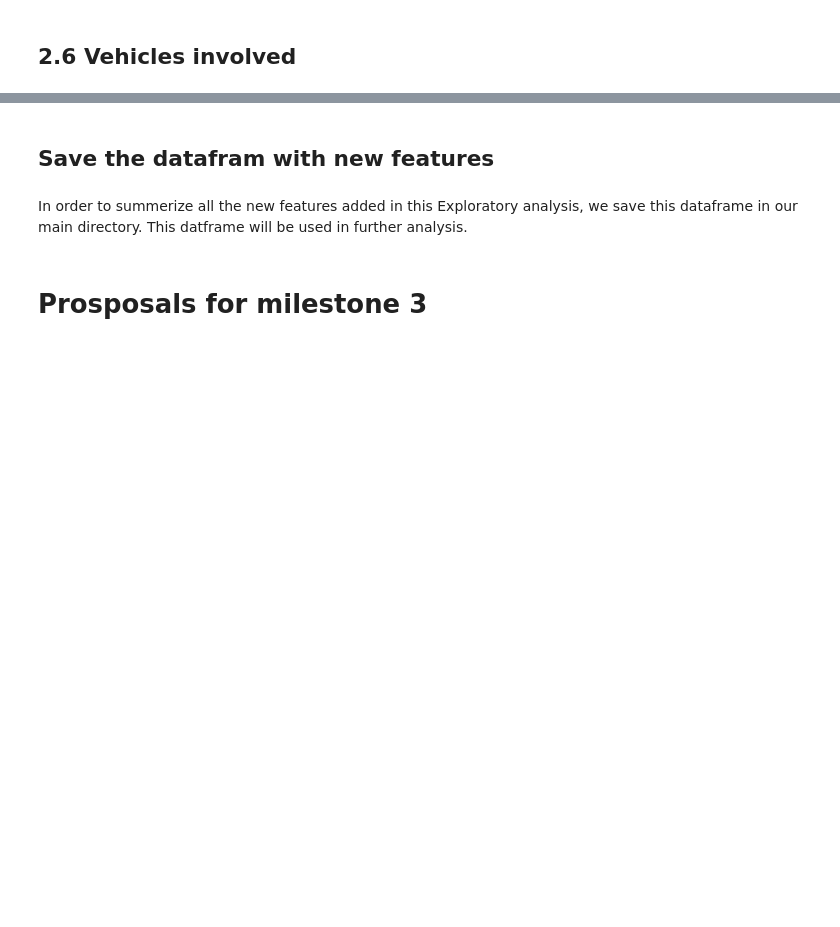
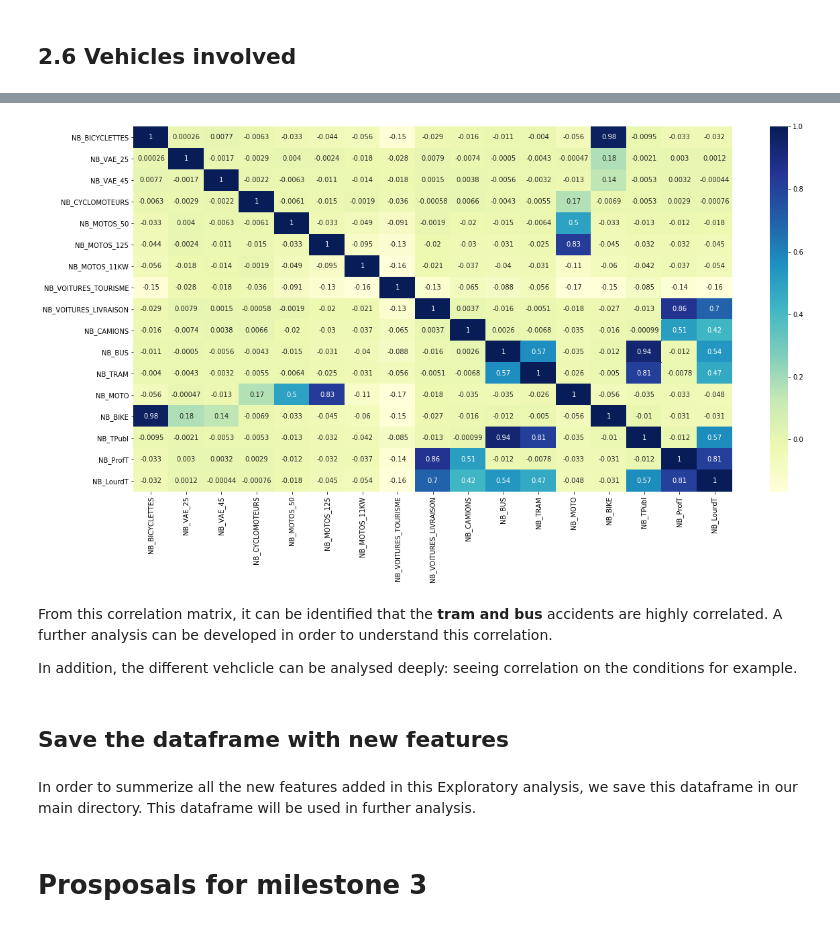
Before and after one commit to LucaZampieri/ADA_homework_LMX, a Jupyter notebook: LMX_Project/01_Geneva_accidents.ipynb, the cells around one changed output, grey strips where cells are left out. Cells and saved outputs as stored; diff of their text form; code cells hidden in the pictures; blank space fills up the shorter version.

```diff
--- a/LMX_Project/01_Geneva_accidents.ipynb
+++ b/LMX_Project/01_Geneva_accidents.ipynb
@@ -755,0 +845,7 @@ def professionaltrip_gp(x):
+# %%
+# Create grouped vehicles feature
+acc_df['NB_MOTO'] = acc_df['NB_CYCLOMOTEURS'] + acc_df['NB_MOTOS_50'] + acc_df['NB_MOTOS_125']
+acc_df['NB_BIKE'] = acc_df['NB_BICYCLETTES'] + acc_df['NB_VAE_25'] + acc_df['NB_VAE_45']
+acc_df['NB_TPubl'] = acc_df['NB_BUS']+acc_df['NB_TRAM']
+acc_df['NB_ProfT'] = acc_df['NB_VOITURES_LIVRAISON'] + acc_df['NB_CAMIONS']
+acc_df['NB_LourdT'] = acc_df['NB_VOITURES_LIVRAISON'] + acc_df['NB_CAMIONS'] + acc_df['NB_BUS']+acc_df['NB_TRAM']
@@ -755,0 +860,6 @@ def professionaltrip_gp(x):
+# %%
+# Select vehicles features realted
+vehicles_features = ['NB_BICYCLETTES','NB_VAE_25', 'NB_VAE_45', 'NB_CYCLOMOTEURS', 'NB_MOTOS_50','NB_MOTOS_125',
+                     'NB_MOTOS_11KW', 'NB_VOITURES_TOURISME','NB_VOITURES_LIVRAISON', 'NB_CAMIONS', 'NB_BUS',
+                     'NB_TRAM', 'NB_MOTO', 'NB_BIKE', 'NB_TPubl', 'NB_ProfT', 'NB_LourdT']
+acc_df[vehicles_features].head(3)
@@ -756,7 +871,17 @@ def professionaltrip_gp(x):
+# %%
+# Check correlations
+fig = plt.figure(figsize=(20,10))
+ax = sns.heatmap(acc_df[vehicles_features].corr(), cmap="YlGnBu", annot=True)
+# %% [output]
+[figure, added]
+# %% [markdown]
+From this correlation matrix, it can be identified that the **tram and bus** accidents are highly correlated. A further analysis can be developed in order to understand this correlation.
+
+In addition, the different vehclicle can be analysed deeply: seeing correlation on the conditions for example.
 # %% [markdown]
-## Save the datafram with new features
+## Save the dataframe with new features
 # %% [markdown]
-In order to summerize all the new features added in this Exploratory analysis, we save this dataframe in our main directory. This datframe will be used in further analysis.
+In order to summerize all the new features added in this Exploratory analysis, we save this dataframe in our main directory. This dataframe will be used in further analysis.
 # %%
 # Upload
 acc_df.to_pickle('acc_df.pkl')
```
Also changed, not shown: parts of 24 cells of this notebook, 4 other files.
